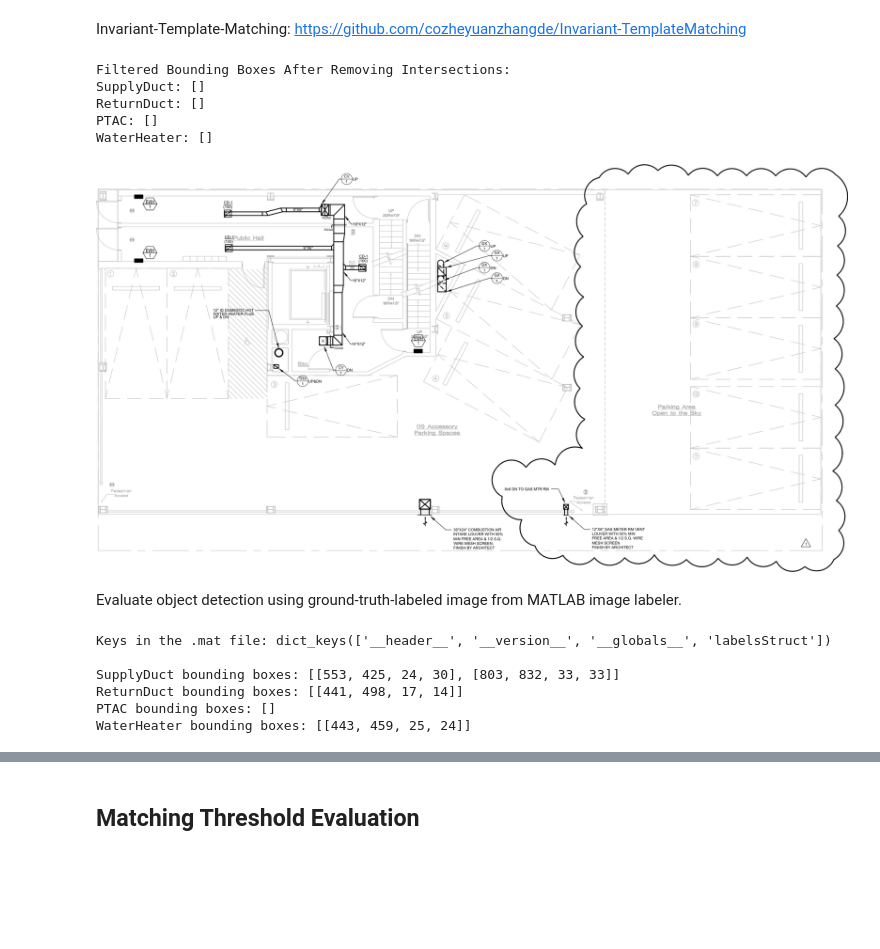
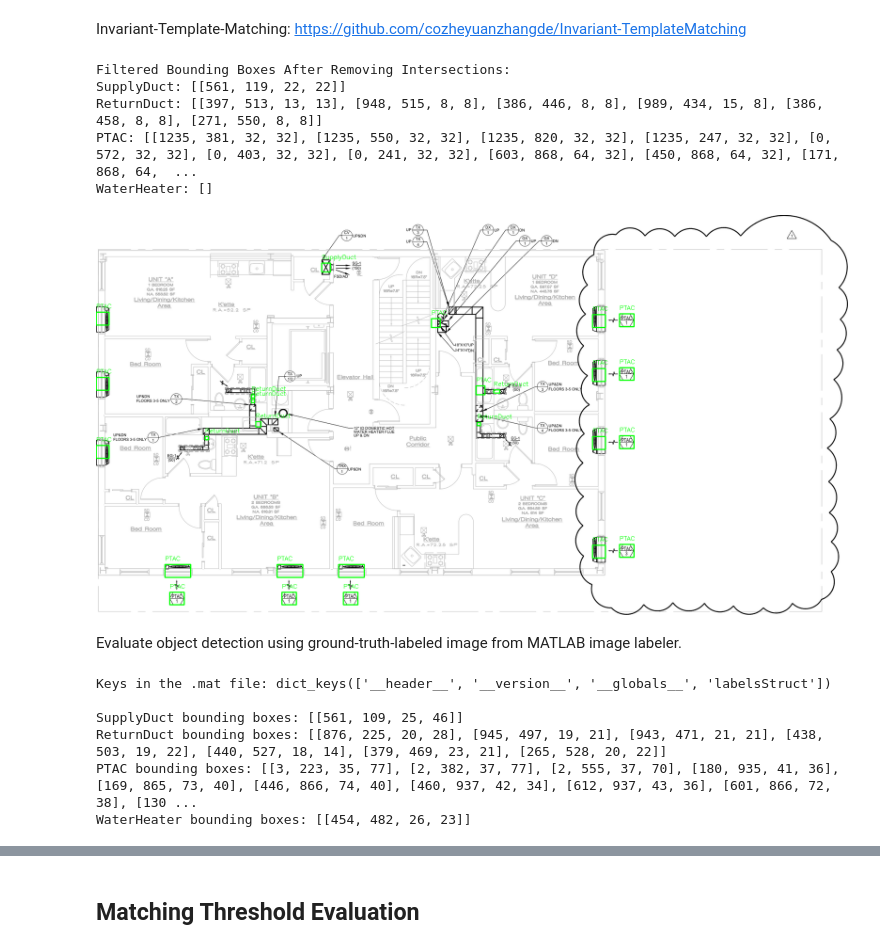
Before and after one commit to omartgabr/3D-Models-from-Blueprints, a Jupyter notebook: Object Detection/ObjectDetection_Mechanical_notebook.ipynb, the cells around one changed output, grey strips where cells are left out. Saved outputs shown, nothing was run; the diff lists cells and outputs as text; code cells hidden in the pictures; blank space fills up the shorter version.

```diff
--- a/Object Detection/ObjectDetection_Mechanical_notebook.ipynb
+++ b/Object Detection/ObjectDetection_Mechanical_notebook.ipynb
@@ -24,7 +26,7 @@ from shapely.geometry import box
 # %%
 # Load the image using OpenCV
-img = cv2.imread("/content/drive/MyDrive/*Datasets/processed_data/page_49.png")
-mat_file_path = '/content/drive/MyDrive/*Datasets/ground truth data/page_49_labels.mat'
+img = cv2.imread("/content/drive/MyDrive/*Datasets/processed_data/page_51.png")
+mat_file_path = '/content/drive/MyDrive/*Datasets/ground truth data/page_51_labels.mat'
 
 cv2_imshow(img)
 # %% [output]
@@ -39,9 +41,9 @@ def preprocess_image(img):
     gray = cv2.GaussianBlur(gray, (3, 3), 0)
     _, thresh = cv2.threshold(gray, 180, 255, cv2.THRESH_BINARY_INV)
     kernel = np.ones((1, 1), np.uint8)
-    closed = cv2.morphologyEx(thresh, cv2.MORPH_CLOSE, kernel, iterations=1)
-    eroded = cv2.erode(closed, kernel, iterations=1)
-    dilated = cv2.dilate(eroded, kernel, iterations=1)
+    closed = cv2.morphologyEx(thresh, cv2.MORPH_CLOSE, kernel, iterations=3)
+    eroded = cv2.erode(closed, kernel, iterations=2)
+    dilated = cv2.dilate(eroded, kernel, iterations=2)
     return dilated
 
 dilated = preprocess_image(img)
@@ -275,8 +293,8 @@ for t in templates:
         all_template_variants.append([])
 
 # Define the scales and threshold for template matching
-scales = [1.0, 0.95, 0.9, 0.85, 0.8]
-threshold = 0.7
+scales = [1.0, 0.9, 0.8, 0.7, 0.6, 0.5, 0.4]
+threshold = 0.70
 
 template_colors = {
     "supply_duct": (255, 0, 0),  # Red
@@ -312,16 +330,25 @@ template_scores = defaultdict(list)
 for template_variants, template_name in zip(all_template_variants, template_names):
     for scaled_template, template_contour in template_variants:
         for scale in scales:
+            # Resize the scaled template
             scaled_template_resized = cv2.resize(scaled_template, (0, 0), fx=scale, fy=scale)
             (h, w) = scaled_template_resized.shape[:2]
 
-            # Template matching
+            # Perform template matching
             result = cv2.matchTemplate(dilated, scaled_template_resized, cv2.TM_CCOEFF_NORMED)
             (yCoords, xCoords) = np.where(result >= threshold)
 
             for (x, y) in zip(xCoords, yCoords):
                 score = result[y, x]  # Confidence score
-                unique_template_matches[template_name].append([x, y, x + w, y + h])
+
+                # Ensure the bounding box matches the scaled template
+                bbox_start_x = int(x)
+                bbox_start_y = int(y)
+                bbox_end_x = int(x + w)
+                bbox_end_y = int(y + h)
+
+                # Store matches and scores
+                unique_template_matches[template_name].append([bbox_start_x, bbox_start_y, bbox_end_x, bbox_end_y])
                 template_scores[template_name].append(score)
 
 # Initialize storage for combined matches and scores per template type
@@ -334,7 +361,7 @@ for template_name in unique_template_matches.keys():
     combined_template_scores[template_name].extend(template_scores[template_name])
 
 # Define IoU threshold for NMS
-iou_threshold = 0.1  # Adjust this value as needed
+iou_threshold = 0.2  # Adjust this value as needed
 
 # Apply NMS for each template type on combined results
 for template_name, boxes in combined_template_matches.items():
@@ -356,42 +383,40 @@ for template_name, boxes in combined_template_matches.items():
         elif template_name == "return_duct":
             predicted_boxes["ReturnDuct"].append([startX, startY, width, height])
         elif template_name == "ptac_legend":
             predicted_boxes["PTAC"].append([startX, startY, width, height])
         elif template_name == "water_heater":
             predicted_boxes["WaterHeater"].append([startX, startY, width, height])
 
 # Apply the remove_intersections function to the predicted boxes
 for label, boxes in predicted_boxes.items():
     predicted_boxes[label] = remove_intersections(boxes)
 
 # Debugging: Print filtered bounding boxes after removing intersections
 print("\nFiltered Bounding Boxes After Removing Intersections:")
 for label, boxes in predicted_boxes.items():
     print(f"{label}: {boxes}")
 
 # Redraw the final image with filtered bounding boxes
 cleaned_image = img.copy()
 
 for label, boxes in predicted_boxes.items():
     color = template_colors.get(label.lower(), (0, 255, 0))  # Retrieve consistent color for the label
     for (x, y, w, h) in boxes:
         cv2.rectangle(cleaned_image, (x, y), (x + w, y + h), color, 2)
         cv2.putText(cleaned_image, label, (x, y - 10), cv2.FONT_HERSHEY_SIMPLEX, 0.5, color, 1)
 
 # Display the cleaned image with updated bounding boxes
 cv2_imshow(cleaned_image)
 # %% [output]
 Filtered Bounding Boxes After Removing Intersections:
-SupplyDuct: []
-ReturnDuct: []
-PTAC: []
+SupplyDuct: [[561, 119, 22, 22]]
+ReturnDuct: [[397, 513, 13, 13], [948, 515, 8, 8], [386, 446, 8, 8], [989, 434, 15, 8], [386, 458, 8, 8], [271, 550, 8, 8]]
+PTAC: [[1235, 381, 32, 32], [1235, 550, 32, 32], [1235, 820, 32, 32], [1235, 247, 32, 32], [0, 572, 32, 32], [0, 403, 32, 32], [0, 241, 32, 32], [603, 868, 64, 32], [450, 868, 64, 32], [171, 868, 64,  ...
 WaterHeater: []
-[figure, old version]
+[figure, new version]
 # %% [markdown]
 Evaluate object detection using ground-truth-labeled image from MATLAB image labeler.
 # %%
-from scipy.io import loadmat
-
 # Load the .mat file
 mat_data = loadmat(mat_file_path)
 
@@ -455,8 +480,8 @@ print("WaterHeater bounding boxes:", water_heater_boxes)
 # %% [output]
 Keys in the .mat file: dict_keys(['__header__', '__version__', '__globals__', 'labelsStruct'])
 
-SupplyDuct bounding boxes: [[553, 425, 24, 30], [803, 832, 33, 33]]
-ReturnDuct bounding boxes: [[441, 498, 17, 14]]
-PTAC bounding boxes: []
-WaterHeater bounding boxes: [[443, 459, 25, 24]]
+SupplyDuct bounding boxes: [[561, 109, 25, 46]]
+ReturnDuct bounding boxes: [[876, 225, 20, 28], [945, 497, 19, 21], [943, 471, 21, 21], [438, 503, 19, 22], [440, 527, 18, 14], [379, 469, 23, 21], [265, 528, 20, 22]]
+PTAC bounding boxes: [[3, 223, 35, 77], [2, 382, 37, 77], [2, 555, 37, 70], [180, 935, 41, 36], [169, 865, 73, 40], [446, 866, 74, 40], [460, 937, 42, 34], [612, 937, 43, 36], [601, 866, 72, 38], [130 ...
+WaterHeater bounding boxes: [[454, 482, 26, 23]]
 # %%
```
Also changed, not shown: parts of 15 cells of this notebook.
